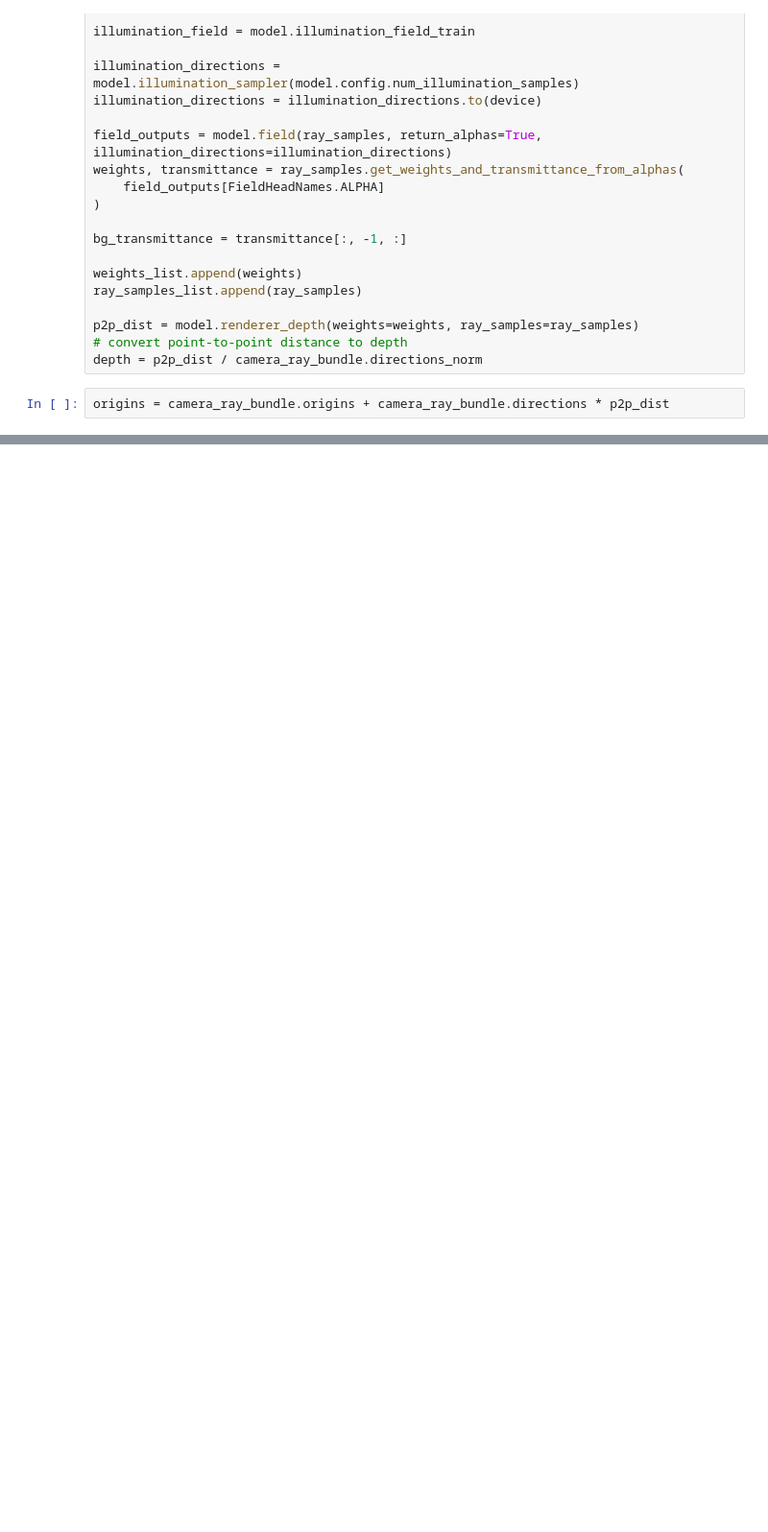
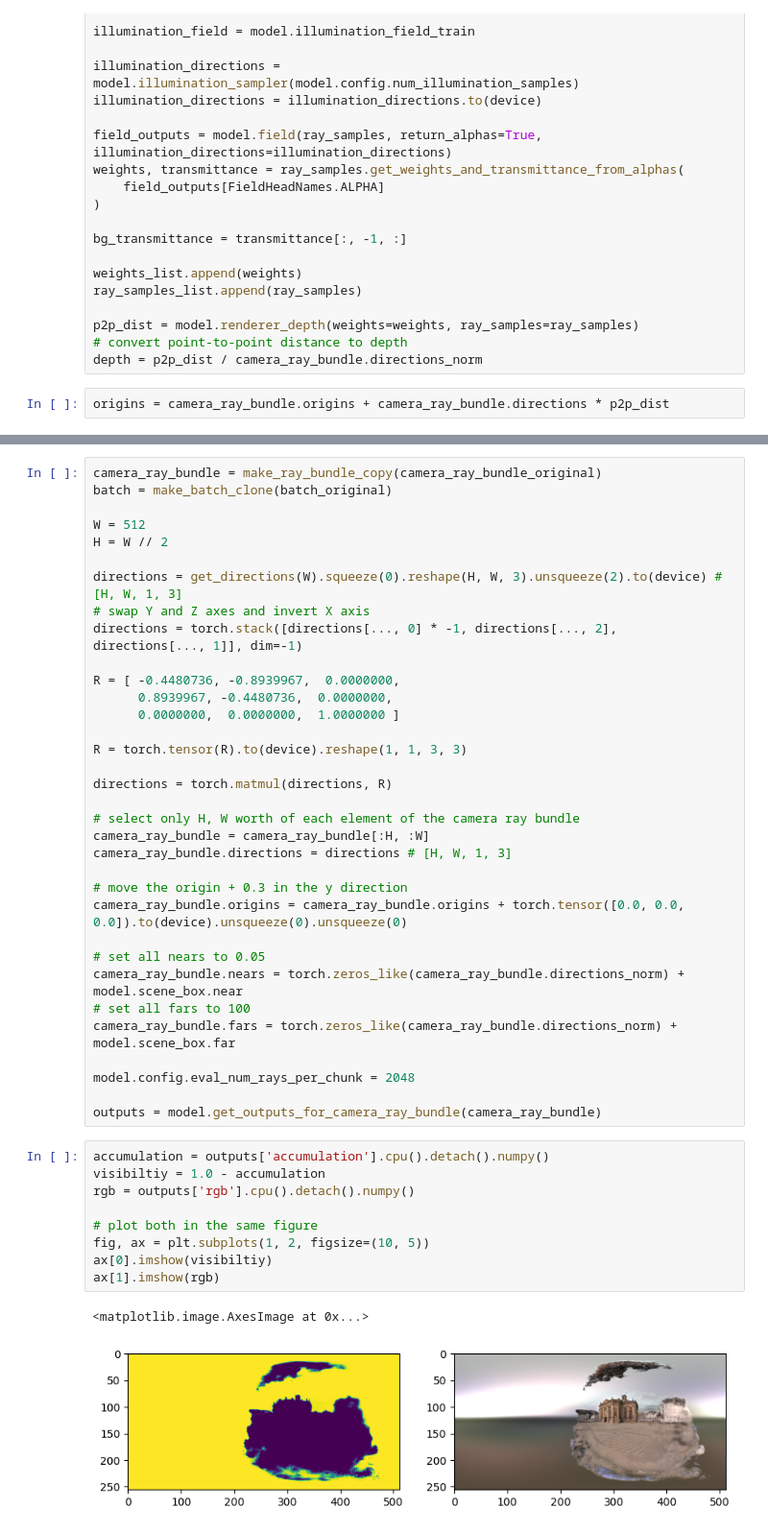
Before and after one commit to JADGardner/sdfstudio, a Jupyter notebook: notebooks/sdf_tests.ipynb, the cells around one changed output, grey strips where cells are left out. Shown at 96% size. Cells and saved outputs as stored; diff of their text form; blank space fills up the shorter version.

```diff
--- a/notebooks/sdf_tests.ipynb
+++ b/notebooks/sdf_tests.ipynb
@@ -225,0 +226,46 @@ tensor(6.7890, device='cuda:0', grad_fn=<MaxBackward1>)
+# %%
+camera_ray_bundle = make_ray_bundle_copy(camera_ray_bundle_original)
+batch = make_batch_clone(batch_original)
+
+W = 512
+H = W // 2
+
+directions = get_directions(W).squeeze(0).reshape(H, W, 3).unsqueeze(2).to(device) # [H, W, 1, 3]
+# swap Y and Z axes and invert X axis
+directions = torch.stack([directions[..., 0] * -1, directions[..., 2], directions[..., 1]], dim=-1)
+
+R = [ -0.4480736, -0.8939967,  0.0000000,
+      0.8939967, -0.4480736,  0.0000000,
+      0.0000000,  0.0000000,  1.0000000 ]
+
+R = torch.tensor(R).to(device).reshape(1, 1, 3, 3)
+
+directions = torch.matmul(directions, R)
+
+# select only H, W worth of each element of the camera ray bundle
+camera_ray_bundle = camera_ray_bundle[:H, :W]
+camera_ray_bundle.directions = directions # [H, W, 1, 3]
+
+# move the origin + 0.3 in the y direction
+camera_ray_bundle.origins = camera_ray_bundle.origins + torch.tensor([0.0, 0.0, 0.0]).to(device).unsqueeze(0).unsqueeze(0)
+
+# set all nears to 0.05
+camera_ray_bundle.nears = torch.zeros_like(camera_ray_bundle.directions_norm) + model.scene_box.near
+# set all fars to 100
+camera_ray_bundle.fars = torch.zeros_like(camera_ray_bundle.directions_norm) + model.scene_box.far
+
+model.config.eval_num_rays_per_chunk = 2048
+
+outputs = model.get_outputs_for_camera_ray_bundle(camera_ray_bundle)
+# %%
+accumulation = outputs['accumulation'].cpu().detach().numpy()
+visibiltiy = 1.0 - accumulation
+rgb = outputs['rgb'].cpu().detach().numpy()
+
+# plot both in the same figure
+fig, ax = plt.subplots(1, 2, figsize=(10, 5))
+ax[0].imshow(visibiltiy)
+ax[1].imshow(rgb)
+# %% [output]
+<matplotlib.image.AxesImage at 0x...>
+[figure, added]
```
Also changed, not shown: parts of 25 cells of this notebook, 1 other file.
